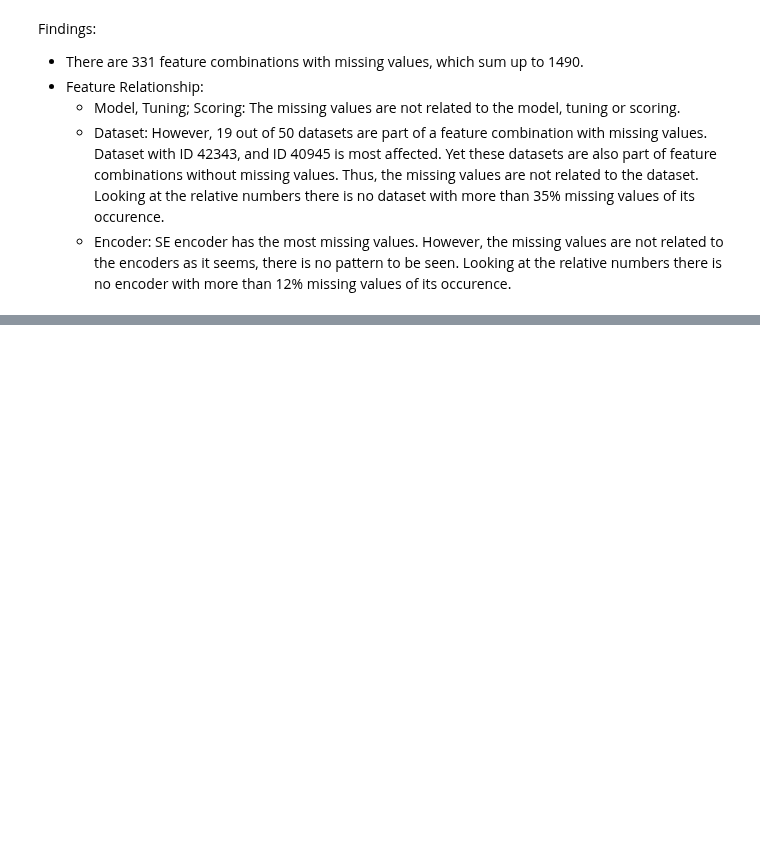
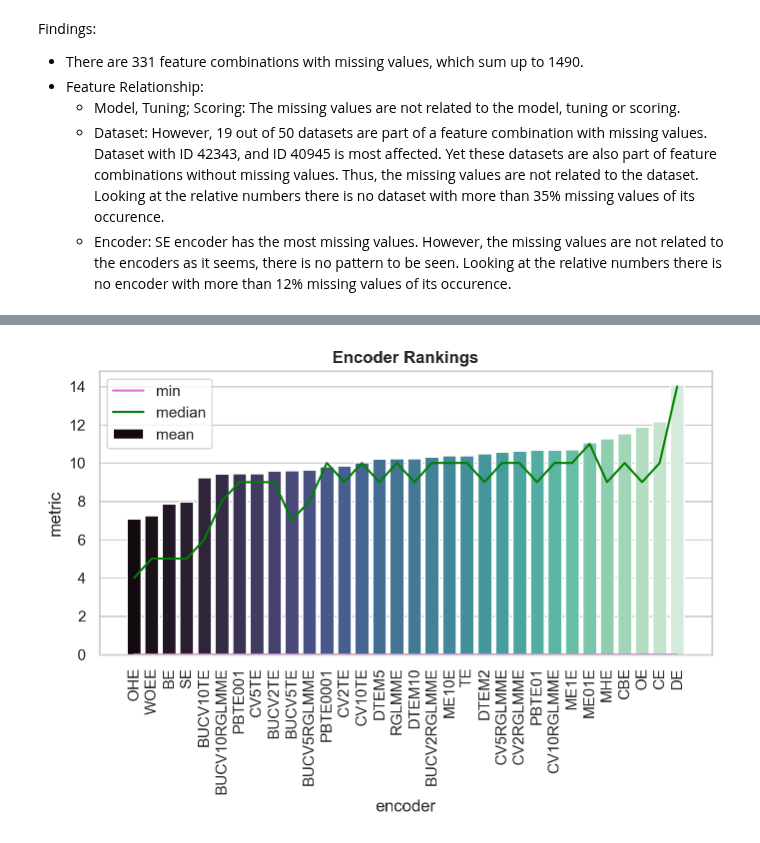
Before and after one commit to nina-prog/meta-learning-for-encoder-selection, a Jupyter notebook: notebooks/week08/week08-data-exploration.ipynb, the cells around one changed output, grey strips where cells are left out. Cells and saved outputs as stored; diff of their text form; code cells hidden in the pictures; blank space fills up the shorter version.

```diff
--- a/notebooks/week08/week08-data-exploration.ipynb
+++ b/notebooks/week08/week08-data-exploration.ipynb
@@ -427,0 +423,4 @@ dataset_count
+# %%
+# get min, mean, median and max of all rankings of each encoder
+encoder_rankings = rankings.aggregate(["min", "mean", "median", "max"], axis=1).sort_values(ascending=True, by="mean")
+encoder_rankings
@@ -427,0 +446,14 @@ dataset_count
+# %%
+# plot min, mean, median and max of all rankings of each encoder
+fig, ax = plt.subplots(figsize=(7, 5))
+sns.barplot(x=encoder_rankings.index, y="mean", data=encoder_rankings, ax=ax, palette="mako", label="mean")
+sns.lineplot(x=encoder_rankings.index, y="min", data=encoder_rankings, ax=ax, label="min", color="orchid")
+sns.lineplot(x=encoder_rankings.index, y="median", data=encoder_rankings, ax=ax, label="median", color="green")
+ax.set_title("Encoder Rankings", fontweight="bold")
+ax.set_xlabel("encoder")
+ax.set_ylabel("metric")
+plt.xticks(rotation=90)
+plt.tight_layout()
+plt.show()
+# %% [output]
+[figure, added]
```
Also changed, not shown: parts of 5 cells of this notebook.
